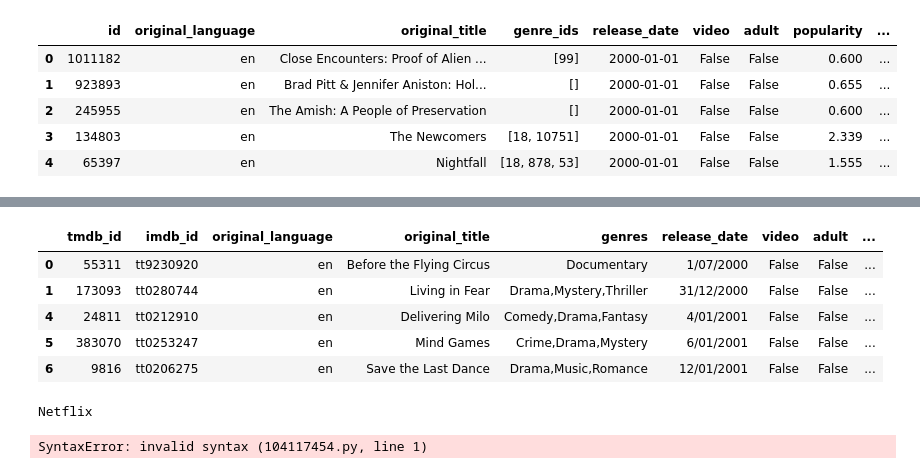
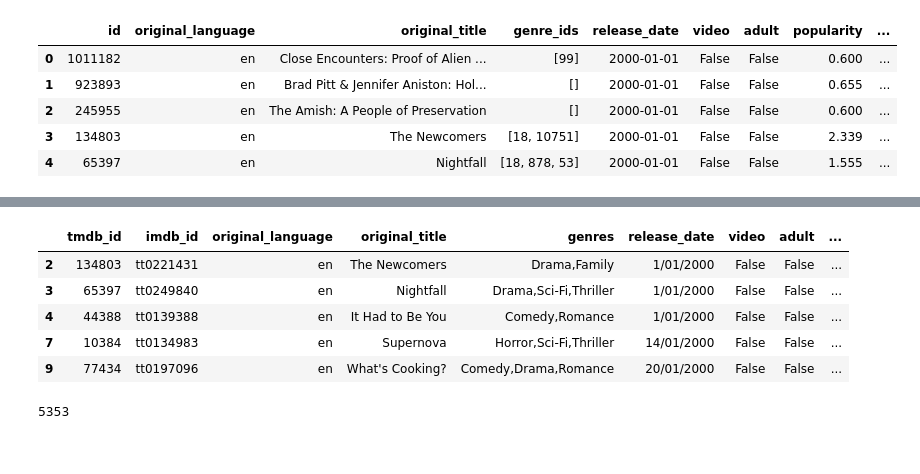
Before and after one commit to BA-BEL/movie-analysis-DABC-P1, a Jupyter notebook: TMdb.ipynb, the cells around one changed output, grey strips where cells are left out. Saved outputs shown, nothing was run; the diff lists cells and outputs as text; code cells hidden in the pictures.

```diff
--- a/TMdb.ipynb
+++ b/TMdb.ipynb
@@ -8,11 +9,17 @@ import csv
 # %%
-### Testing output of Discovery/movie url api method
-url = "https://api.themoviedb.org/3/discover/movie?api_key=1058f1538710de09e2cc162ffc042010&primary_release_date.gte=2000&with_watch_providers=8|118|21&watch_region=AU&sort_by=primary_release_date.asc&with_original_language=en"
-
-response = requests.get(url).json()
-tmdb_df2 = pd.DataFrame(response["results"])
+### Cleaning up url with a filter string as params
+url = "https://api.themoviedb.org/3/discover/movie?"
+filter_string = {
+    "primary_release_date.gte":"2000",
+    "with_watch_providers":"8|119|21",
+    "watch_region":"AU",
+    "sort_by":"primary_release_date.asc",
+    "with_original_language":"en"
+    "api_key:"{api_key}"
+    }
+response = requests.get(url,params=filter_string).json()
+tmdb_df = pd.DataFrame(response["results"])
 response
-# Outdated - since 118 -> 119 (HBO was removed for Amazon Prime)
 # %% [output]
 {'page': 1,
  'results': [{'adult': False,
@@ -34,10 +40,0 @@ response
-# %%
-# Testing API - individual movies
-url = "https://api.themoviedb.org/3/movie/459293"
-
-filter_string = {
-    "api_key":"1058f1538710de09e2cc162ffc042010",
-    }
-
-movie_response2 = requests.get(url,params=filter_string).json()
-movie_response2
@@ -114,15 +62,15 @@ page = 1
 for page in pages:
 
     filter_string = {
-        "api_key":"1058f1538710de09e2cc162ffc042010",
+        "api_key:"{api_key}",
         "primary_release_date.gte":"2000",
         "with_watch_providers":"8|119|21",
         "watch_region":"AU",
         "sort_by":"primary_release_date.asc",
         "with_original_language":"en",
         "page":page
+        }
 
-        }
     response = requests.get(url,params=filter_string).json()
 
     for x in response["results"]:
@@ -322,11 +268,10 @@ imdb_genre_df.head()
 ### Preparing genre df for merging
 imdb_genre_df = imdb_genre_df.loc[imdb_genre_df["startYear"]!="\\N"]
 imdb_genre_df["startYear"] = imdb_genre_df["startYear"].astype(int)
-imdb_genre_df = imdb_genre_df.loc[imdb_genre_df["startYear"] > 2000]
+imdb_genre_df = imdb_genre_df.loc[imdb_genre_df["startYear"] >= 2000]
 imdb_genre_df = imdb_genre_df.drop(["titleType","primaryTitle","originalTitle","isAdult","endYear","runtimeMinutes","startYear"],axis=1)
 imdb_genre_df = imdb_genre_df.rename(columns={"tconst":"imdb_id"})
 imdb_genre_df.head()
-# imdb_genre_df["startYear"].value_counts()
 # %% [output]
 |  | imdb_id | genres |
 | 11636 | tt0011801 | Action,Crime |
@@ -449,31 +390,25 @@ cleaned_df.to_csv("cleaned_df3.csv",index=False)
 # %%
-df = pd.read_csv("cleaned_df3.csv")
-
-## Cleaning up brackets in providers column - not sure if necessary - but the code is here
+## Cleaning up brackets in providers column
 def cleaning_brackets2(df,column):
     df[column] = df[column].apply(lambda x: x.strip('[]').replace("'",''))
     return cleaned_df
-df = cleaning_brackets2(cleaned_df,"providers")
-df.head()
+cleaned_df = cleaning_brackets2(cleaned_df,"providers")
+cleaned_df.head()
 # %% [output]
 |  | tmdb_id | imdb_id | original_language | original_title | genres | release_date | video | adult | ... |
-| 0 | 55311 | tt9230920 | en | Before the Flying Circus | Documentary | 1/07/2000 | False | False | ... |
-| 1 | 173093 | tt0280744 | en | Living in Fear | Drama,Mystery,Thriller | 31/12/2000 | False | False | ... |
-| 4 | 24811 | tt0212910 | en | Delivering Milo | Comedy,Drama,Fantasy | 4/01/2001 | False | False | ... |
-| 5 | 383070 | tt0253247 | en | Mind Games | Crime,Drama,Mystery | 6/01/2001 | False | False | ... |
-| 6 | 9816 | tt0206275 | en | Save the Last Dance | Drama,Music,Romance | 12/01/2001 | False | False | ... |
+| 2 | 134803 | tt0221431 | en | The Newcomers | Drama,Family | 1/01/2000 | False | False | ... |
+| 3 | 65397 | tt0249840 | en | Nightfall | Drama,Sci-Fi,Thriller | 1/01/2000 | False | False | ... |
+| 4 | 44388 | tt0139388 | en | It Had to Be You | Comedy,Romance | 1/01/2000 | False | False | ... |
+| 7 | 10384 | tt0134983 | en | Supernova | Horror,Sci-Fi,Thriller | 14/01/2000 | False | False | ... |
+| 9 | 77434 | tt0197096 | en | What's Cooking? | Comedy,Drama,Romance | 20/01/2000 | False | False | ... |
 # %%
-### Take provider list, separate them into a boolean "Yes/no"
-providers_list = df["providers"].tolist()
+### Take provider list, separate them each into a boolean "Yes/no"
+providers_list = cleaned_df["providers"].tolist()
 new_list = [item.split(',') for item in providers_list]
 new_list = [item.strip() for item in providers_list]
 providers = ["Netflix","Stan","Amazon Prime Video"]
 
-netflix_provider = []
-stan_provider = []
-amazon_provider = []
-
-provider_boolean = []
+provider_boolean = [] # A list of lists, [0] = Netflix, [1] = Stan, [2] = Amazon
 
 for provider in providers:
     provider_presence = []
@@ -484,16 +419,6 @@ for provider in providers:
             provider_presence.append("No")
     provider_boolean.append(provider_presence)
 
-
-netflix_provider.append(provider_boolean[0])
-stan_provider.append(provider_boolean[1])
-amazon_provider.append(provider_boolean[2])
-
-print(new_list[0])
+print(len(provider_boolean[0]))
 # %% [output]
-Netflix
+5353
-# %%
-provider_boolean_df = pd.DataFrame(provider_boolean[0]columns=["netflix_provider"])
-provider_boolean_df = provider_boolean_df.assign(stan_provider=provider_boolean[1])
-# %% [output]
-SyntaxError: invalid syntax (104117454.py, line 1)
```
Also changed, not shown: parts of 21 cells of this notebook.
